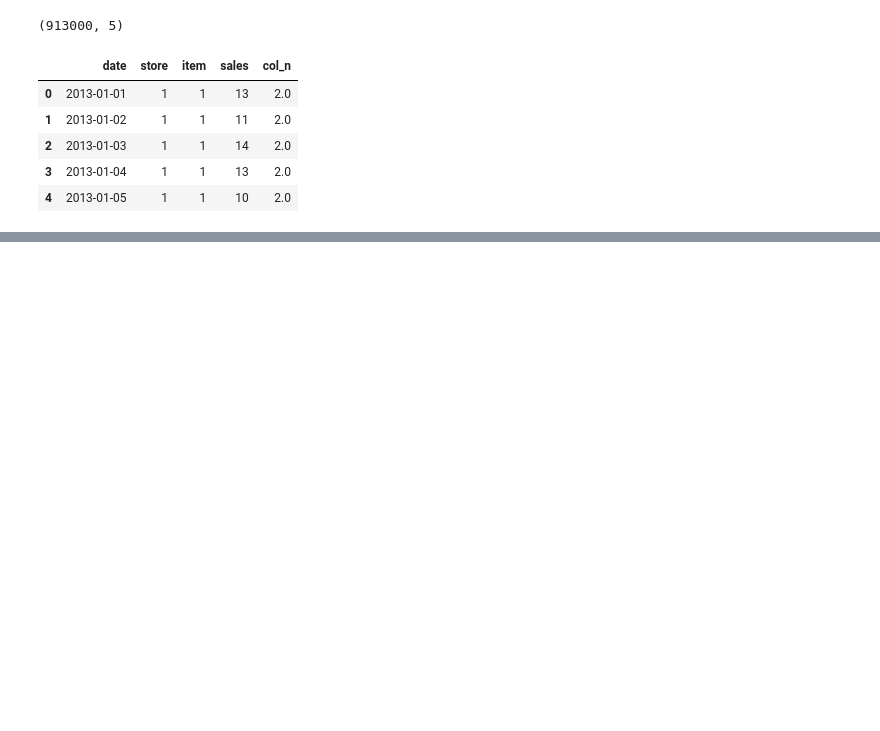
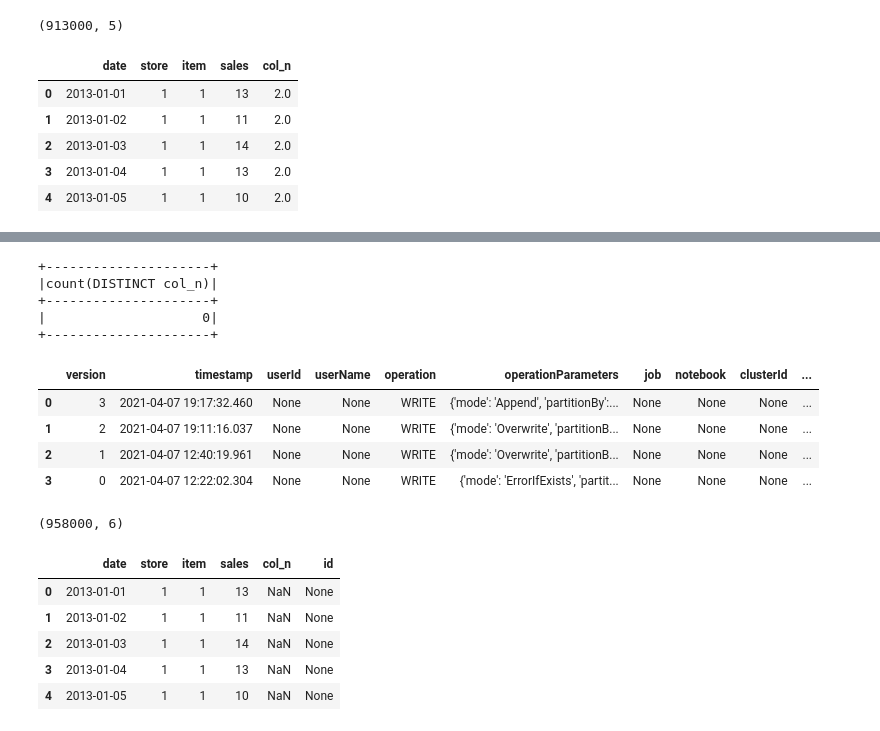
Before and after one commit to rakeshbhat9/pyspark-delta-lake, a Jupyter notebook: notebooks/pyspark_delta_table.ipynb, the cells around one changed output, grey strips where cells are left out. Cells and saved outputs as stored; diff of their text form; code cells hidden in the pictures; blank space fills up the shorter version.

Commit message:
Updated notebook to include append example.

```diff
--- a/notebooks/pyspark_delta_table.ipynb
+++ b/notebooks/pyspark_delta_table.ipynb
@@ -113,3 +116,10 @@ new_table.limit(5).toPandas()
 | 2 | 2013-01-03 | 1 | 1 | 14 | 2.0 |
 | 3 | 2013-01-04 | 1 | 1 | 13 | 2.0 |
 | 4 | 2013-01-05 | 1 | 1 | 10 | 2.0 |
+# %%
+# Appending new data. Steps OG Data v0 --> Added Column v1 --> Appending more data in V0 format
+test = spark.read.option("header",True).csv('../data/test.csv')
+
+test.count()
+
+test.show(5)
@@ -115,0 +171,31 @@ new_table.limit(5).toPandas()
+# %%
+# Now we know why we didnt need merge, as the latest version simply nulled out col_n
+df.select(F.countDistinct("col_n")).show()
+# %% [output]
++---------------------+
+|count(DISTINCT col_n)|
++---------------------+
+|                    0|
++---------------------+
+# %%
+# Lets try to write test table again and check history etc.
+test.write.format("delta").mode("append").option("mergeSchema", "true").save("../lake")
+
+deltaTable.history().toPandas()
+
+df = spark.read.format("delta").load("../lake")
+print((df.count(), len(df.columns)))
+df.limit(5).toPandas()
+# %% [output]
+|  | version | timestamp | userId | userName | operation | operationParameters | job | notebook | clusterId | ... |
+| 0 | 3 | 2021-04-07 19:17:32.460 | None | None | WRITE | {'mode': 'Append', 'partitionBy':... | None | None | None | ... |
+| 1 | 2 | 2021-04-07 19:11:16.037 | None | None | WRITE | {'mode': 'Overwrite', 'partitionB... | None | None | None | ... |
+| 2 | 1 | 2021-04-07 12:40:19.961 | None | None | WRITE | {'mode': 'Overwrite', 'partitionB... | None | None | None | ... |
+| 3 | 0 | 2021-04-07 12:22:02.304 | None | None | WRITE | {'mode': 'ErrorIfExists', 'partit... | None | None | None | ... |
+(958000, 6)
+|  | date | store | item | sales | col_n | id |
+| 0 | 2013-01-01 | 1 | 1 | 13 | NaN | None |
+| 1 | 2013-01-02 | 1 | 1 | 11 | NaN | None |
+| 2 | 2013-01-03 | 1 | 1 | 14 | NaN | None |
+| 3 | 2013-01-04 | 1 | 1 | 13 | NaN | None |
+| 4 | 2013-01-05 | 1 | 1 | 10 | NaN | None |
```
Also changed, not shown: parts of 10 cells of this notebook.
